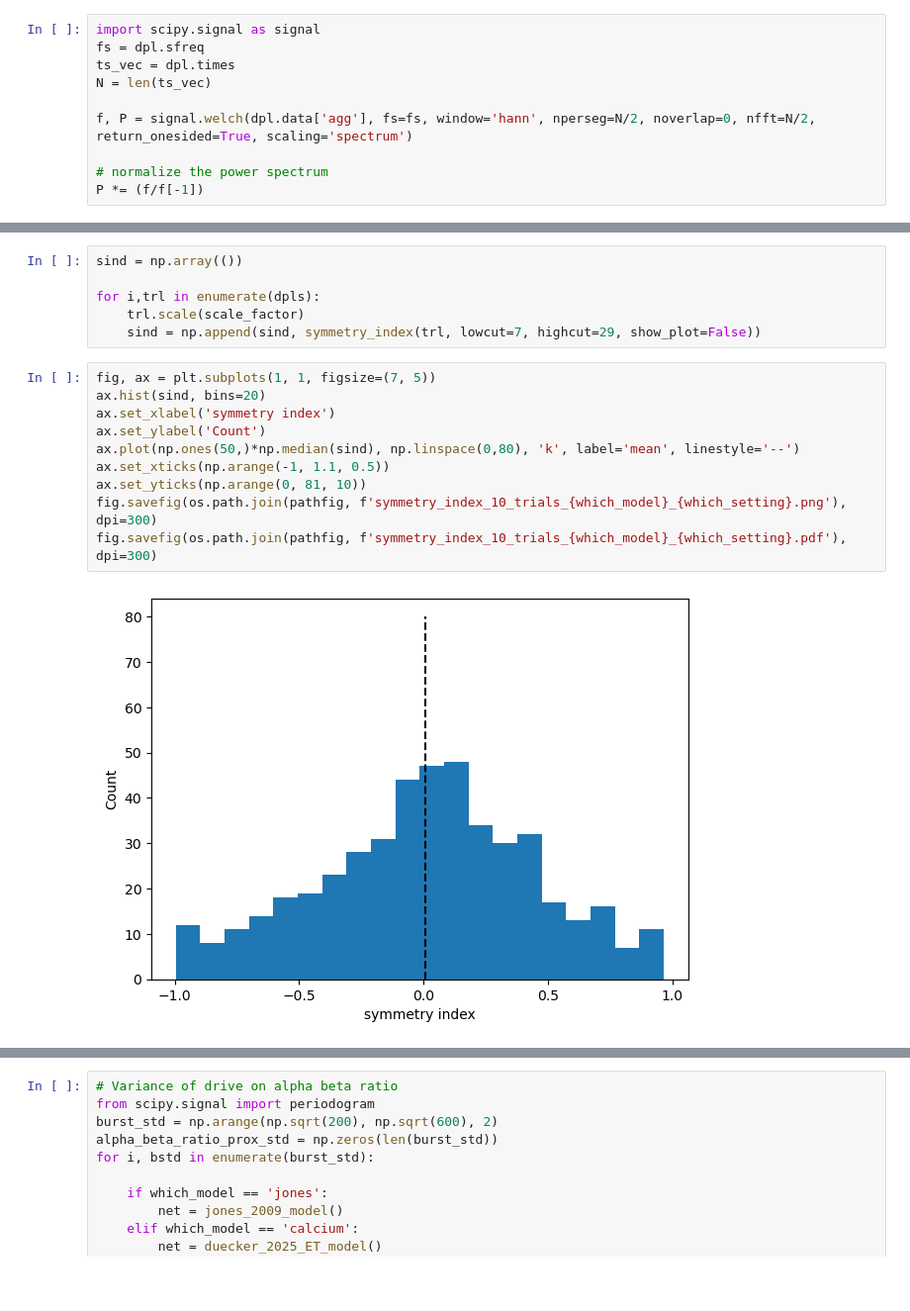
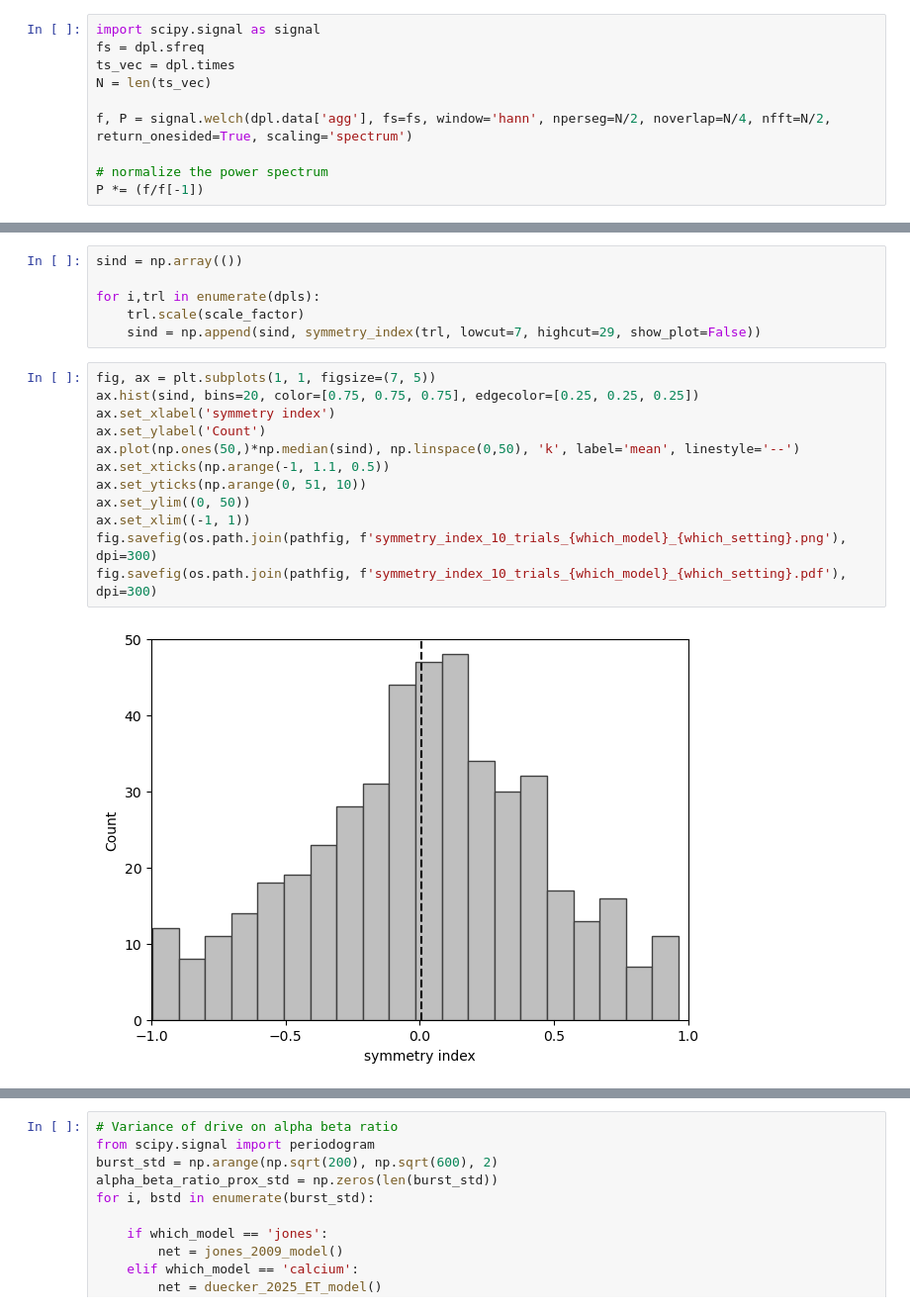
Before and after one commit to jonescompneurolab/hnn-tuning, a Jupyter notebook: new_model_HNN/alpha_beta/alpha_beta_complx_all_settings.ipynb, the cells around one changed output, grey strips where cells are left out. Shown at 99% size. Drawn from its saved outputs; the diff is of its cells as text; blank space fills up the shorter version.

```diff
--- a/new_model_HNN/alpha_beta/alpha_beta_complx_all_settings.ipynb
+++ b/new_model_HNN/alpha_beta/alpha_beta_complx_all_settings.ipynb
@@ -133,7 +133,7 @@ fs = dpl.sfreq
 ts_vec = dpl.times
 N = len(ts_vec)
 
-f, P = signal.welch(dpl.data['agg'], fs=fs, window='hann', nperseg=N/2, noverlap=0, nfft=N/2, return_onesided=True, scaling='spectrum')
+f, P = signal.welch(dpl.data['agg'], fs=fs, window='hann', nperseg=N/2, noverlap=N/4, nfft=N/2, return_onesided=True, scaling='spectrum')
 
 # normalize the power spectrum
 P *= (f/f[-1])
@@ -332,16 +332,18 @@ for i,trl in enumerate(dpls):
     sind = np.append(sind, symmetry_index(trl, lowcut=7, highcut=29, show_plot=False))
 # %%
 fig, ax = plt.subplots(1, 1, figsize=(7, 5))
-ax.hist(sind, bins=20)
+ax.hist(sind, bins=20, color=[0.75, 0.75, 0.75], edgecolor=[0.25, 0.25, 0.25])
 ax.set_xlabel('symmetry index')
 ax.set_ylabel('Count')
-ax.plot(np.ones(50,)*np.median(sind), np.linspace(0,80), 'k', label='mean', linestyle='--')
+ax.plot(np.ones(50,)*np.median(sind), np.linspace(0,50), 'k', label='mean', linestyle='--')
 ax.set_xticks(np.arange(-1, 1.1, 0.5))
-ax.set_yticks(np.arange(0, 81, 10))
+ax.set_yticks(np.arange(0, 51, 10))
+ax.set_ylim((0, 50))
+ax.set_xlim((-1, 1))
 fig.savefig(os.path.join(pathfig, f'symmetry_index_10_trials_{which_model}_{which_setting}.png'), dpi=300)
 fig.savefig(os.path.join(pathfig, f'symmetry_index_10_trials_{which_model}_{which_setting}.pdf'), dpi=300)
 # %% [output]
-[figure, old version]
+[figure, new version]
 # %%
 # Delay between proximal and distal input -> alpha/beta ratio?
 from scipy.signal import periodogram
```
Also changed, not shown: parts of 17 cells of this notebook.
